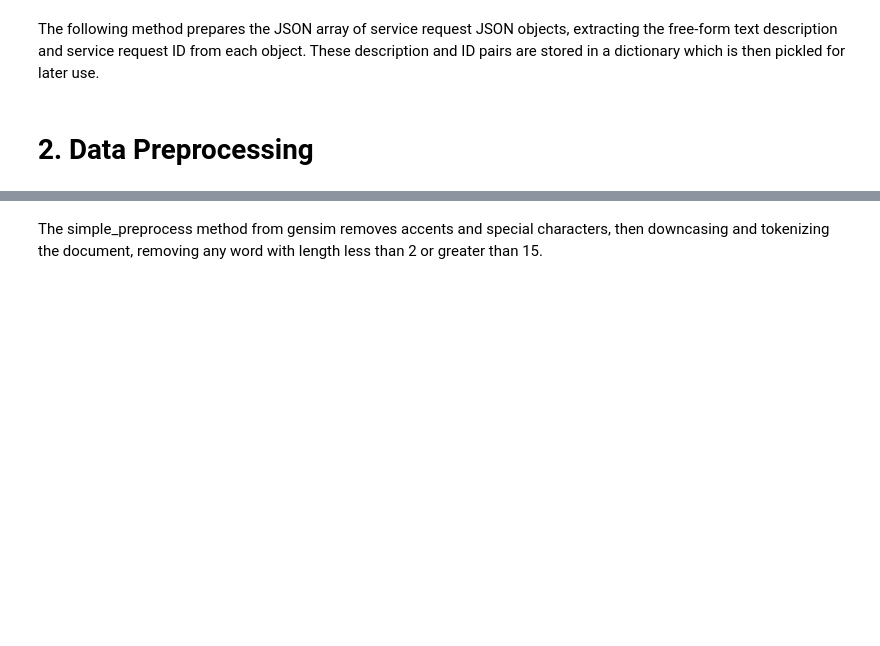
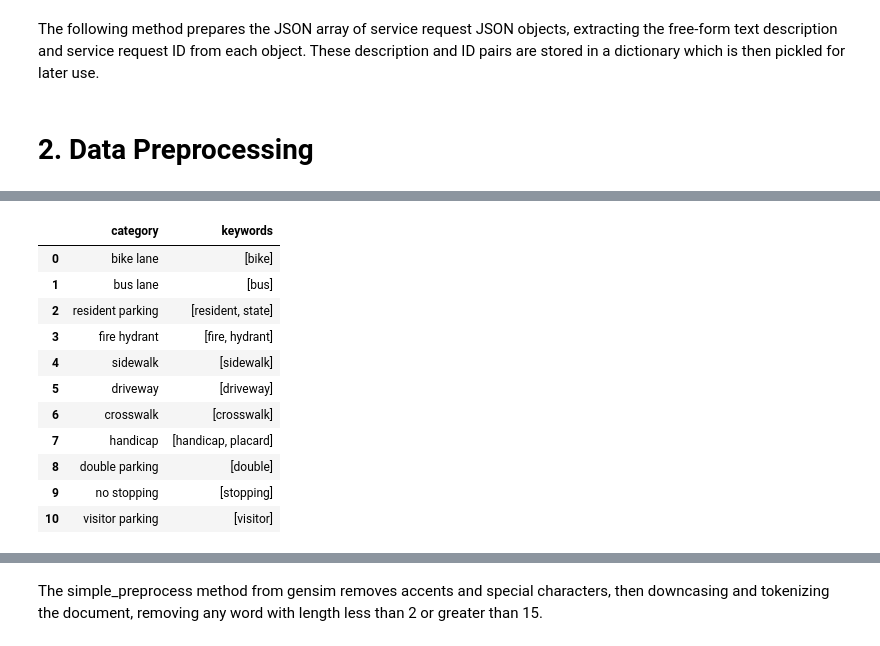
Before and after one commit to marcusaroldan/311-bike-lane-obstruction-extraction-system, a Jupyter notebook: full_pipeline.ipynb, the cells around one changed output, grey strips where cells are left out. Saved outputs shown, nothing was run; the diff lists cells and outputs as text; code cells hidden in the pictures; blank space fills up the shorter version.

```diff
--- a/full_pipeline.ipynb
+++ b/full_pipeline.ipynb
@@ -139,0 +182,32 @@ service_requests_with_description_file.close()
+# %%
+category_keywords_dict = {
+    'bike lane' :           ['bike'],
+    'bus lane' :            ['bus'],
+    'resident parking' :    ['resident', 'state'],
+    'fire hydrant' :        ['fire', 'hydrant'],
+    'sidewalk' :            ['sidewalk'],
+    'driveway' :            ['driveway'],
+    'crosswalk' :           ['crosswalk'],
+    'handicap' :            ['handicap', 'placard'],
+    'double parking' :      ['double'],
+    'no stopping' :         ['stopping',],
+    'visitor parking' :     ['visitor',]
+}
+
+NUM_LABELS = len(category_keywords_dict.keys())
+
+category_keywords = pd.DataFrame(data=category_keywords_dict.items(), columns=['category', 'keywords'])
+category_keywords
+# %% [output]
+|  | category | keywords |
+| 0 | bike lane | [bike] |
+| 1 | bus lane | [bus] |
+| 2 | resident parking | [resident, state] |
+| 3 | fire hydrant | [fire, hydrant] |
+| 4 | sidewalk | [sidewalk] |
+| 5 | driveway | [driveway] |
+| 6 | crosswalk | [crosswalk] |
+| 7 | handicap | [handicap, placard] |
+| 8 | double parking | [double] |
+| 9 | no stopping | [stopping] |
+| 10 | visitor parking | [visitor] |
```
Also changed, not shown: parts of 36 cells of this notebook.
